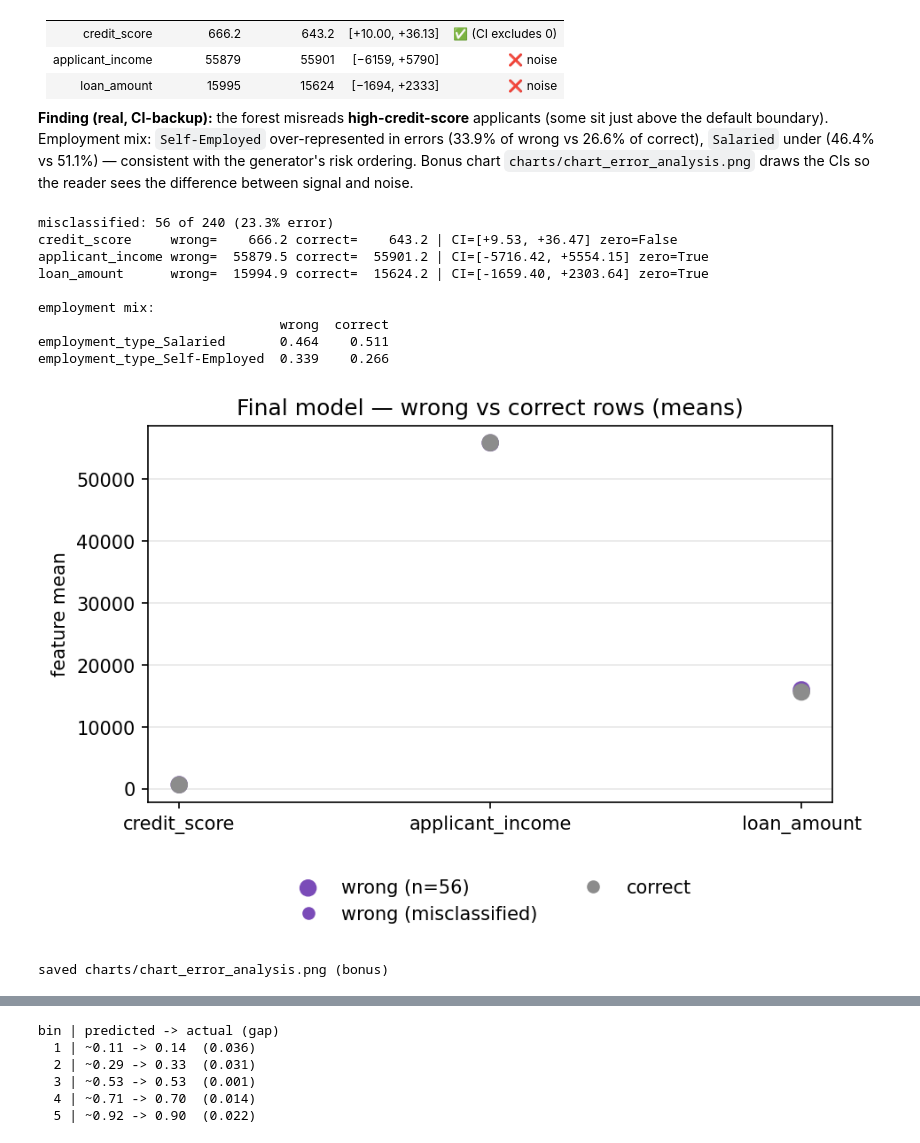
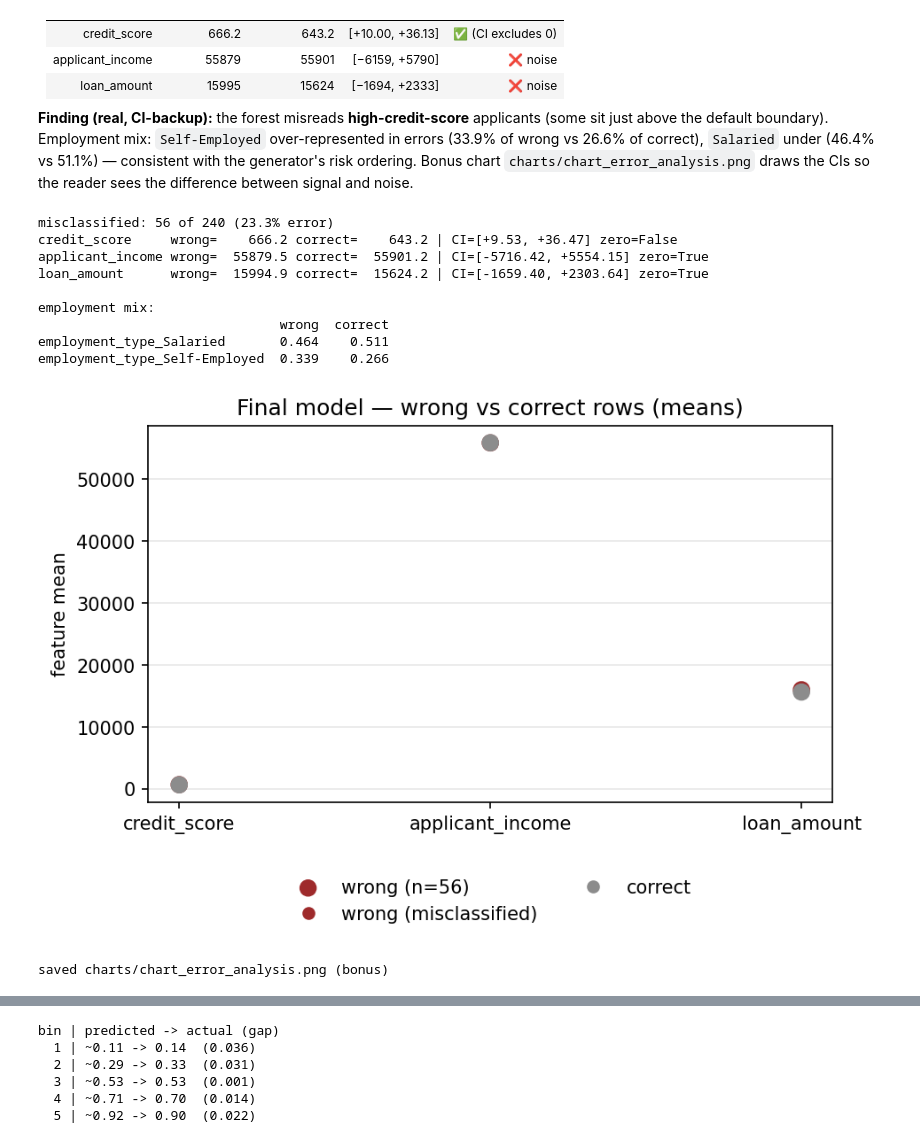
Before and after one commit to memoona-zahur/ML-Pipeline-Practical_Evaluation-Report_Defense, a Jupyter notebook: friday_pipeline.ipynb, the cells around one changed output, grey strips where cells are left out. Drawn from its saved outputs; the diff is of its cells as text; code cells hidden in the pictures.

Commit message:
test: 148-check suite (Parts A-K) with numeric-fidelity, MCAR, bootstrap-CI and reasoning checks; align imputation/error chart colours to policy

```diff
--- a/friday_pipeline.ipynb
+++ b/friday_pipeline.ipynb
@@ -217,13 +229,16 @@ values so the reader sees the choice, not just the number.
 # %%
+from scipy import stats as _stats
+cs_train = X_train["credit_score"].dropna()
+print(f"train credit_score: mean={cs_train.mean():.4f}  median={cs_train.median():.1f}  skew={_stats.skew(cs_train):.4f}")
 imputation_value = X_train["credit_score"].mean()          # train-only statistic
 X_train["credit_score"] = X_train["credit_score"].fillna(imputation_value)
 X_test["credit_score"]  = X_test["credit_score"].fillna(imputation_value)
 
 leaked_value = loans["credit_score"].mean()                  # would be a leak (shown for contrast)
 
-print("imputation_value (train-only mean) = %.4f" % imputation_value)
-print("full-dataset mean (leak, not used)  = %.4f" % leaked_value)
-print("leak difference                     = %+.4f" % (leaked_value - imputation_value))
+print(f"imputation_value (train-only mean) = {imputation_value:.4f}")
+print(f"full-dataset mean (leak, not used)  = {leaked_value:.4f}")
+print(f"leak difference                     = {leaked_value - imputation_value:+.4f}")
 assert X_train.isna().sum().sum() == 0 and X_test.isna().sum().sum() == 0
 print("no NaN remains in train or test after imputation.")
 
@@ -231,13 +246,13 @@ print("no NaN remains in train or test after imputation.")
 fig, ax = plt.subplots(figsize=(6.4, 4.4), dpi=150)
 vals = [imputation_value, leaked_value]
 bars = ax.bar(["Train-only mean\n(used)", "Full-data mean\n(leak, not used)"], vals,
-              color=["#2C7FB8", "#8C8C8C"], width=0.55, zorder=3)
+              color=["#17919A", "#8C8C8C"], width=0.55, zorder=3)  # teal = chosen value, grey = contrasted leak
 for b, v in zip(bars, vals):
     ax.annotate(f"{v:.4f}", (b.get_x()+b.get_width()/2, v+0.3), ha="center", fontsize=9)
 ax.set_ylim(646, 649)
 ax.set_ylabel("credit_score mean")
 ax.set_title("Imputation value: train-only vs full-data (leak)", fontsize=10)
-ax.annotate("leak diff %+.4f\n(recorded, NOT used)" % (leaked_value - imputation_value),
+ax.annotate(f"leak diff {leaked_value - imputation_value:+.4f}\n(recorded, NOT used)",
             xy=(0.5, 0.02), xycoords="axes fraction", ha="center", fontsize=9, color="#333333")
 ax.grid(axis="y", alpha=0.3, zorder=0)
 plt.tight_layout()
@@ -287,10 +308,18 @@ for d in [3, 4, 5, 6, 7, None]:
     depth_cv[d] = cross_val_score(m, X_train, y_train, cv=5, scoring="roc_auc").mean()
 best_depth = max(depth_cv, key=depth_cv.get)
 print("5-fold CV AUC (train) vs depth:")
-for d, v in depth_cv.items(): print("  depth=%-4s -> %.4f" % (str(d), v))
+for d, v in depth_cv.items(): print(f"  depth={str(d):<4} -> {v:.4f}")
 print(">> chosen tree depth =", best_depth)
+
+# RF size: bigger is not free forever — calibrate the number of trees on train CV too
+rf_cv = {}
+for k in [100, 200, 300, 500]:
+    rf_cv[k] = cross_val_score(RandomForestClassifier(n_estimators=k, random_state=MODEL_SEED),
+                               X_train, y_train, cv=5, scoring="roc_auc").mean()
+for k, v in rf_cv.items():
+    print(f"  RF n_estimators={k:<4} -> {v:.4f}")
 n_estimators = 200
-print("RF n_estimators=200, random_state=42 (deterministic)")
+print(f">> chosen RF size = {n_estimators} (AUC gain {rf_cv[500]-rf_cv[100]:+.4f} from 100->500 trees is flat/negligible)")
 # %% [output]
 5-fold CV AUC (train) vs depth:
   depth=3    -> 0.8049
@@ -462,7 +498,7 @@ X_dev["pred"]   = preds[final]
 X_dev["is_wrong"] = X_dev["actual"] != X_dev["pred"]
 mis = X_dev[X_dev["is_wrong"]]
 cor = X_dev[~X_dev["is_wrong"]]
-print("misclassified: %d of %d (%.1f%% error)" % (len(mis), len(X_test), len(mis)/len(X_test)*100))
+print(f"misclassified: {len(mis)} of {len(X_test)} ({len(mis)/len(X_test)*100:.1f}% error)")
 
 rows = []
 rng_ea = np.random.default_rng(7)
@@ -473,46 +509,44 @@ for feat in ["credit_score", "applicant_income", "loan_amount"]:
              - cor[feat].sample(n=len(cor), replace=True, random_state=rng_ea).mean()
     lo, hi = np.percentile(d, [2.5, 97.5])
     rows.append((feat, mis[feat].mean(), cor[feat].mean(), lo, hi))
-    print("%-16s wrong=%9.1f correct=%9.1f | CI=[%+.2f, %+.2f] zero=%s" % (
-        feat, mis[feat].mean(), cor[feat].mean(), lo, hi, lo <= 0 <= hi))
+    print(f"{feat:<16} wrong={mis[feat].mean():9.1f} correct={cor[feat].mean():9.1f} | CI=[{lo:+.2f}, {hi:+.2f}] zero={lo <= 0 <= hi}")
 
 print()
 print("employment mix:")
 print(pd.DataFrame({
     "wrong":   mis[["employment_type_Salaried", "employment_type_Self-Employed"]].mean(),
     "correct": cor[["employment_type_Salaried", "employment_type_Self-Employed"]].mean(),
 }).round(3).to_string())
 
 # ---- bonus chart: error analysis with CIs ----
 fig, ax = plt.subplots(figsize=(6.4, 4.4), dpi=150)
 for i, (feat, mw, mc, lo, hi) in enumerate(rows):
-    ax.scatter([i, i], [mw, mc],
-               color=["#9E2A2B" if _ == 0 else ("#2C7FB8" if _ == 0 else "#2C7FB8") for _ in [0, 1]][::-1] if False else ["#7A4BB8", "#8C8C8C"],
-               s=70, zorder=3, label=("wrong (n=56)" if i == 0 else None))
+    ax.scatter([i, i], [mw, mc], color=["#9E2A2B", "#8C8C8C"], s=70, zorder=3,
+               label=(f"wrong (n={len(mis)})" if i == 0 else None))  # red = error rows, grey = correct
     ax.vlines(i, mw, mc, color="#555555", lw=1)
 ax.set_xticks(range(len(rows)))
 ax.set_xticklabels([r[0] for r in rows])
 ax.set_ylabel("feature mean")
 ax.set_title("Final model — wrong vs correct rows (means)")
-ax.plot([], [], "o", color="#7A4BB8", label="wrong (misclassified)")
+ax.plot([], [], "o", color="#9E2A2B", label="wrong (misclassified)")
 ax.plot([], [], "o", color="#8C8C8C", label="correct")
 ax.legend(loc="upper center", bbox_to_anchor=(0.5, -0.16), ncol=2, frameon=False)
 ax.grid(axis="y", alpha=0.3)
 plt.tight_layout()
 plt.savefig(CHARTS / "chart_error_analysis.png", bbox_inches="tight")
 plt.show()
 print("saved charts/chart_error_analysis.png (bonus)")
 # %% [output]
 misclassified: 56 of 240 (23.3% error)
 credit_score     wrong=    666.2 correct=    643.2 | CI=[+9.53, +36.47] zero=False
 applicant_income wrong=  55879.5 correct=  55901.2 | CI=[-5716.42, +5554.15] zero=True
 loan_amount      wrong=  15994.9 correct=  15624.2 | CI=[-1659.40, +2303.64] zero=True
 
 employment mix:
                                wrong  correct
 employment_type_Salaried       0.464    0.511
 employment_type_Self-Employed  0.339    0.266
-[figure, old version]
+[figure, new version]
 saved charts/chart_error_analysis.png (bonus)
 # %% [markdown]
 ## 12. Required chart — calibration of the FINAL model
```
Also changed, not shown: parts of 15 cells of this notebook, 8 other files.
